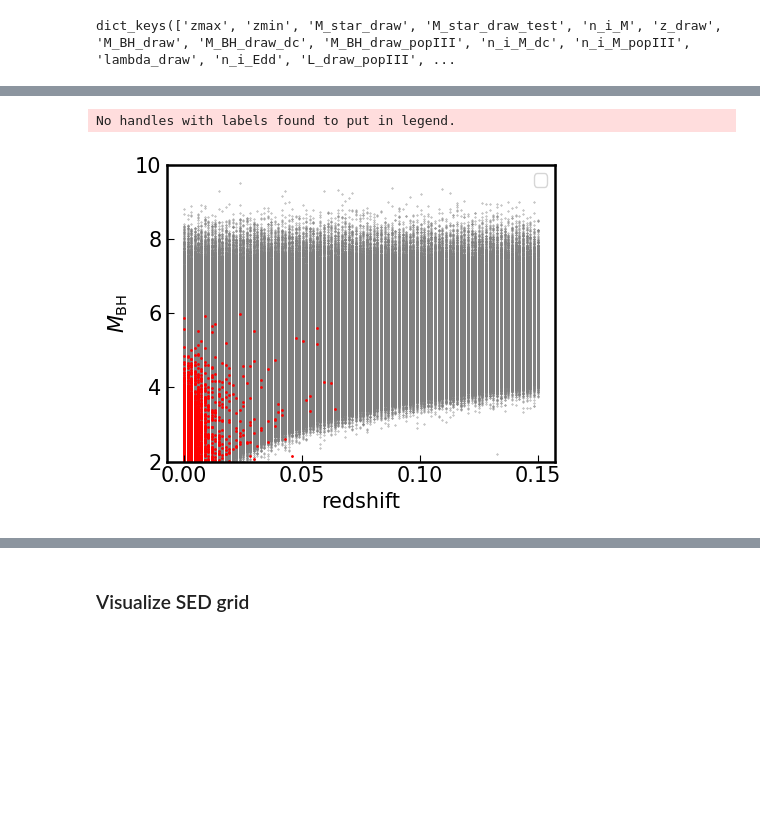
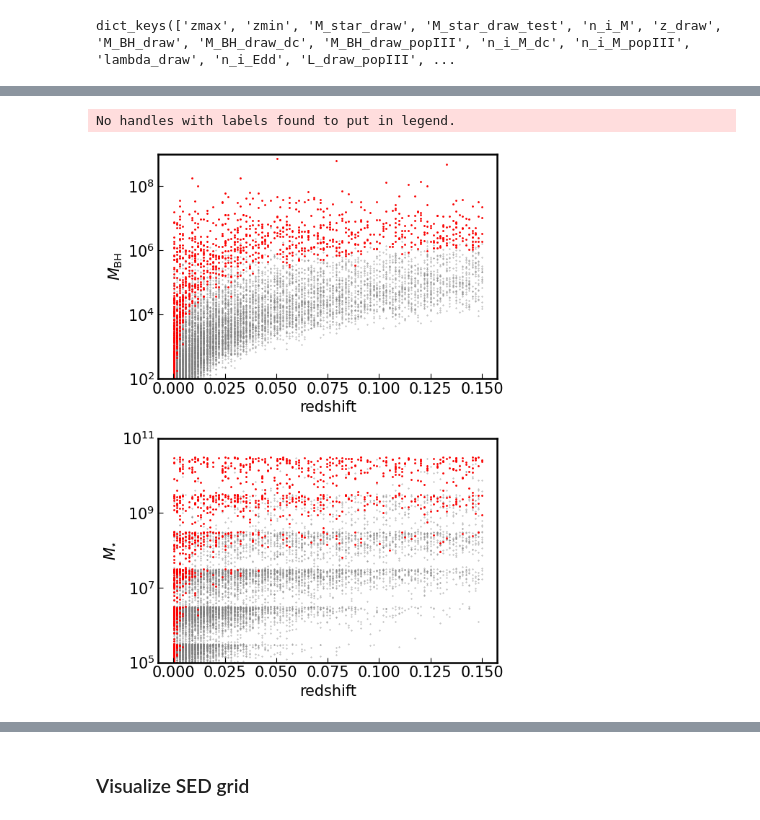
Before and after one commit to burke86/imbh_forecast, a Jupyter notebook: forecast.ipynb, the cells around one changed output, grey strips where cells are left out. Drawn from its saved outputs; the diff is of its cells as text; code cells hidden in the pictures; blank space fills up the shorter version.

```diff
--- a/forecast.ipynb
+++ b/forecast.ipynb
@@ -329,4 +352,8 @@ plt.gca().set_xlim(-4, 0.5)
 # %%
-plt.scatter(s[f'm_{band}'][mask_mass & mask_var], np.log10(s[f'SFinf_{band}'][mask_mass & mask_var]), color='red', s=0.1)
-#plt.scatter(s[f'm_{band}'][mask_mag], np.log10(s[f'SFinf_{band}'][mask_mag]), s=.001)
+fig, ax = plt.subplots(1, 1, figsize=(6, 4))
+
+ax.scatter(s[f'm_{band}'][mask_mass & mask_var], np.log10(s[f'SFinf_{band}'][mask_mass & mask_var]), color='red', s=1)
+plt.scatter(s[f'm_{band}'][mask_mag], np.log10(s[f'SFinf_{band}'][mask_mag]), s=.01, color='gray')
+ax.set_ylabel(r'$SF_{\infty}$ (mag)')
+ax.set_xlabel(r'$g$')
 # %% [output]
@@ -373,17 +409,35 @@ plt.scatter(np.log10(s[f'M_BH_draw'][mask_mag & mask_var].value), np.log10(s[f't
 # %%
-fig, ax = plt.subplots(1, 1, figsize=(5*1, 4))
+fig, axs = plt.subplots(2, 1, figsize=(6, 8))
 
-ax.scatter(s['z_draw'][mask_mass & mask_mag], np.log10(s[f'M_BH_draw'].value[mask_mass & mask_mag]), color='gray', s=.1)
-ax.scatter(s['z_draw'][mask_mass & mask_var], np.log10(s[f'M_BH_draw'].value[mask_mass & mask_var]), color='r', s=1)
 
-ax.set_ylim(2, 10)
-ax.set_xlabel(r'redshift')
-ax.set_ylabel(r'$M_{\rm{BH}}$')
+mask_mass = s['M_BH_draw'] > 1e2*u.Msun
+mask_SF = s[f'SFinf_{band}'] > pm_prec(s[f'm_{band}'])
+mask_mag = s[f'm_{band}'] < 25
+mask_var = s['sigma_var'] > 3
+
+axs[0].scatter(s['z_draw'][mask_mass & mask_mag], s[f'M_BH_draw'].value[mask_mass & mask_mag], color='gray', s=.1)
+axs[0].scatter(s['z_draw'][mask_mass & mask_var], s[f'M_BH_draw'].value[mask_mass & mask_var], color='r', s=1)
+
+axs[0].set_ylim(1e2, 1e9)
+axs[0].set_yscale('log')
+axs[0].set_xlabel(r'redshift')
+axs[0].set_ylabel(r'$M_{\rm{BH}}$')
+
+#
+
+axs[1].scatter(s['z_draw'][mask_mass & mask_mag], s[f'M_star_draw'].value[mask_mass & mask_mag], color='gray', s=.1)
+axs[1].scatter(s['z_draw'][mask_mass & mask_var], s[f'M_star_draw'].value[mask_mass & mask_var], color='r', s=1)
+
+axs[1].set_ylim(1e5, 1e11)
+#axs[1].set_xlim(0, 0.15)
+axs[1].set_yscale('log')
+axs[1].set_xlabel(r'redshift')
+axs[1].set_ylabel(r'$M_{\star}$')
 
 ax.legend(fontsize=12)
 
 fig.tight_layout()
 # %% [output]
 No handles with labels found to put in legend.
-[figure, old version]
+[figure, new version]
 # %%
```
Also changed, not shown: parts of 47 cells of this notebook, 1 other file.
